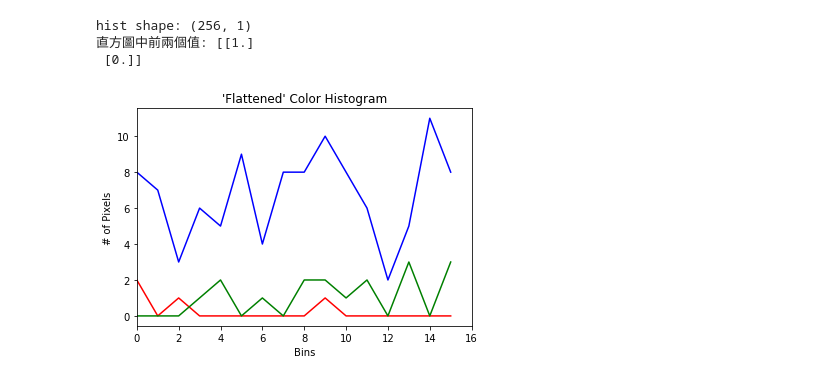
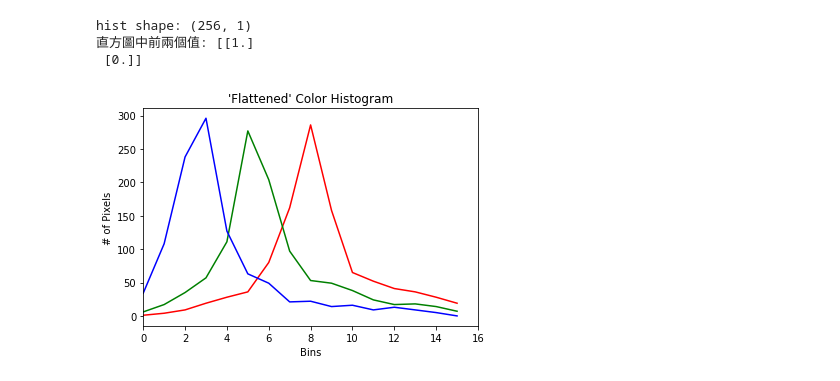
Before and after one commit to s65426425/ML100Days, a Jupyter notebook: Day090_color_histogram_HW.ipynb, the cells around one changed output. Saved outputs shown, nothing was run; the diff lists cells and outputs as text; code cells hidden in the pictures.

```diff
--- a/Day090_color_histogram_HW.ipynb
+++ b/Day090_color_histogram_HW.ipynb
@@ -54,19 +54,19 @@ hist shape: (256, 1)
 # %%
 chans = cv2.split(image) # 把圖像的 3 個 channel 切分出來
 colors = ("r", "g", "b")
 plt.figure()
 plt.title("'Flattened' Color Histogram")
 plt.xlabel("Bins")
 plt.ylabel("# of Pixels")
 
 # 對於所有 channel
 for (chan, color) in zip(chans, colors):
     # 計算該 channel 的直方圖
-    hist = cv2.calcHist([chan], [0], None, [16], [16, 32])
+    hist = cv2.calcHist([chan], [0], None, [16], [0, 256])
 
     # 畫出該 channel 的直方圖
     plt.plot(hist, color = color)
     plt.xlim([0, 16])
 plt.show()
 # %% [output]
-[figure, old version]
+[figure, new version]
```
